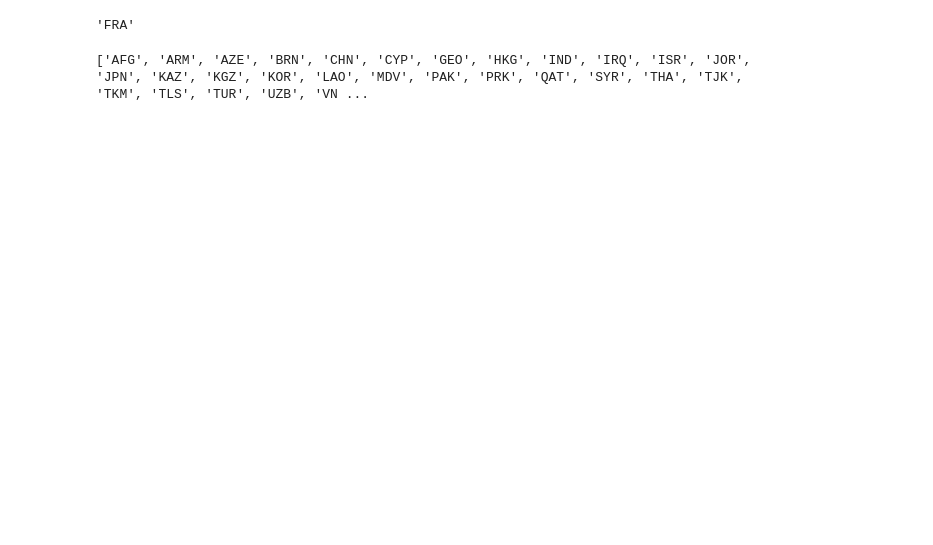
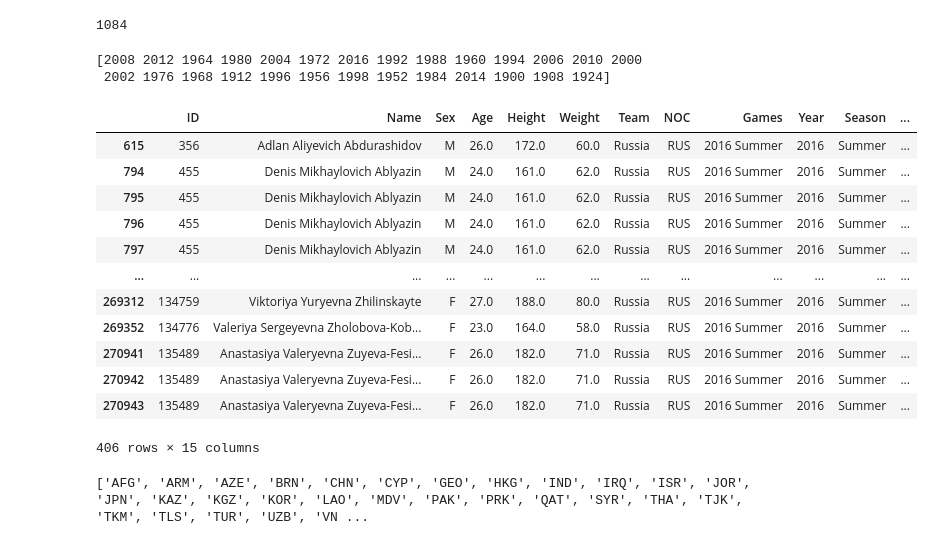
Before and after one commit to XeroBis/data_viz_JO, a Jupyter notebook: test.ipynb, the cells around one changed output. Cells and saved outputs as stored; diff of their text form; code cells hidden in the pictures; blank space fills up the shorter version.

```diff
--- a/test.ipynb
+++ b/test.ipynb
@@ -7,6 +8,6 @@ jo_inst = JO()
 test = jo_inst.get_list_country()
 
 
-jo_inst.get_noc_of_country("France")
+jo_inst.get_number_participant([2012, 2016], noc="USA")
 # %% [output]
-'FRA'
+1084
@@ -12,0 +16,22 @@ jo_inst.get_noc_of_country("France")
+# %%
+data = pd.read_csv("data/athlete_events.csv")
+data = data[data["NOC"] == "RUS"]
+print(data["Year"].unique())
+data = data[data["Year"] == 2016]
+data
+# %% [output]
+[2008 2012 1964 1980 2004 1972 2016 1992 1988 1960 1994 2006 2010 2000
+ 2002 1976 1968 1912 1996 1956 1998 1952 1984 2014 1900 1908 1924]
+|  | ID | Name | Sex | Age | Height | Weight | Team | NOC | Games | Year | Season | ... |
+| 615 | 356 | Adlan Aliyevich Abdurashidov | M | 26.0 | 172.0 | 60.0 | Russia | RUS | 2016 Summer | 2016 | Summer | ... |
+| 794 | 455 | Denis Mikhaylovich Ablyazin | M | 24.0 | 161.0 | 62.0 | Russia | RUS | 2016 Summer | 2016 | Summer | ... |
+| 795 | 455 | Denis Mikhaylovich Ablyazin | M | 24.0 | 161.0 | 62.0 | Russia | RUS | 2016 Summer | 2016 | Summer | ... |
+| 796 | 455 | Denis Mikhaylovich Ablyazin | M | 24.0 | 161.0 | 62.0 | Russia | RUS | 2016 Summer | 2016 | Summer | ... |
+| 797 | 455 | Denis Mikhaylovich Ablyazin | M | 24.0 | 161.0 | 62.0 | Russia | RUS | 2016 Summer | 2016 | Summer | ... |
+| ... | ... | ... | ... | ... | ... | ... | ... | ... | ... | ... | ... | ... |
+| 269312 | 134759 | Viktoriya Yuryevna Zhilinskayte | F | 27.0 | 188.0 | 80.0 | Russia | RUS | 2016 Summer | 2016 | Summer | ... |
+| 269352 | 134776 | Valeriya Sergeyevna Zholobova-Kob... | F | 23.0 | 164.0 | 58.0 | Russia | RUS | 2016 Summer | 2016 | Summer | ... |
+| 270941 | 135489 | Anastasiya Valeryevna Zuyeva-Fesi... | F | 26.0 | 182.0 | 71.0 | Russia | RUS | 2016 Summer | 2016 | Summer | ... |
+| 270942 | 135489 | Anastasiya Valeryevna Zuyeva-Fesi... | F | 26.0 | 182.0 | 71.0 | Russia | RUS | 2016 Summer | 2016 | Summer | ... |
+| 270943 | 135489 | Anastasiya Valeryevna Zuyeva-Fesi... | F | 26.0 | 182.0 | 71.0 | Russia | RUS | 2016 Summer | 2016 | Summer | ... |
+406 rows × 15 columns
```
Also changed, not shown: parts of 4 cells of this notebook, 5 other files.
